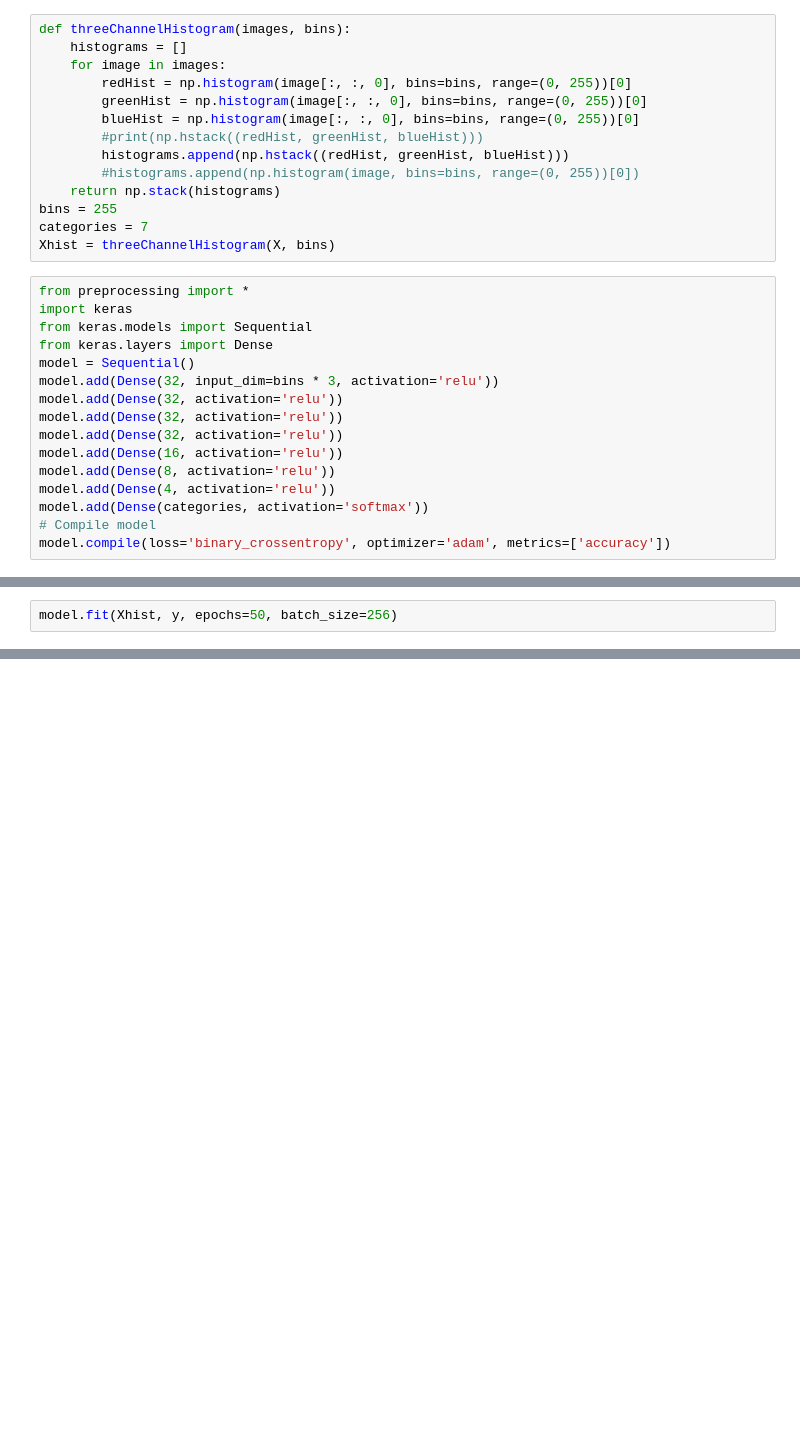
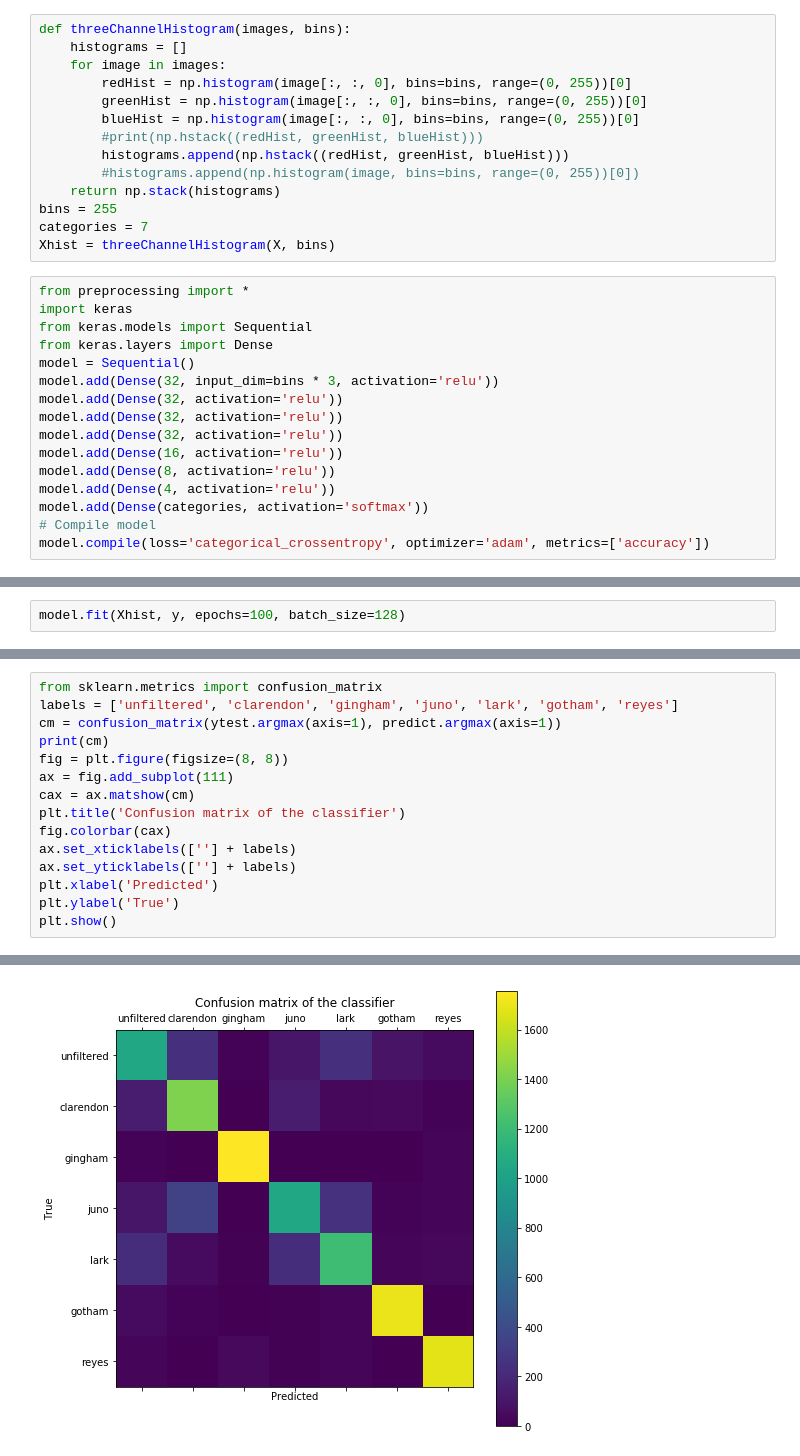
Before and after one commit to chunloklo/inverse, a Jupyter notebook: AllFilterLoading.ipynb, the cells around one changed output, grey strips where cells are left out. Saved outputs shown, nothing was run; the diff lists cells and outputs as text; blank space fills up the shorter version.

Commit message:
Pushing models for classifier

```diff
--- a/AllFilterLoading.ipynb
+++ b/AllFilterLoading.ipynb
@@ -69,4 +69,4 @@ model.add(Dense(8, activation='relu'))
 model.add(Dense(4, activation='relu'))
 model.add(Dense(categories, activation='softmax'))
 # Compile model
-model.compile(loss='binary_crossentropy', optimizer='adam', metrics=['accuracy'])
+model.compile(loss='categorical_crossentropy', optimizer='adam', metrics=['accuracy'])
@@ -73,3 +75,3 @@ model.compile(loss='binary_crossentropy', optimizer='adam', metrics=['accuracy']
 # %%
-model.fit(Xhist, y, epochs=50, batch_size=256)
+model.fit(Xhist, y, epochs=100, batch_size=128)
 # %% [output]
@@ -128,0 +163,16 @@ precision_recall_fscore_support(ytest.argmax(axis=1), predict.argmax(axis=1))
+# %%
+from sklearn.metrics import confusion_matrix
+labels = ['unfiltered', 'clarendon', 'gingham', 'juno', 'lark', 'gotham', 'reyes']
+cm = confusion_matrix(ytest.argmax(axis=1), predict.argmax(axis=1))
+print(cm)
+fig = plt.figure(figsize=(8, 8))
+ax = fig.add_subplot(111)
+cax = ax.matshow(cm)
+plt.title('Confusion matrix of the classifier')
+fig.colorbar(cax)
+ax.set_xticklabels([''] + labels)
+ax.set_yticklabels([''] + labels)
+plt.xlabel('Predicted')
+plt.ylabel('True')
+plt.show()
+# %% [output]
@@ -128,0 +186 @@ precision_recall_fscore_support(ytest.argmax(axis=1), predict.argmax(axis=1))
+[figure, added]
```
Also changed, not shown: parts of 6 cells of this notebook, 2 other files.
